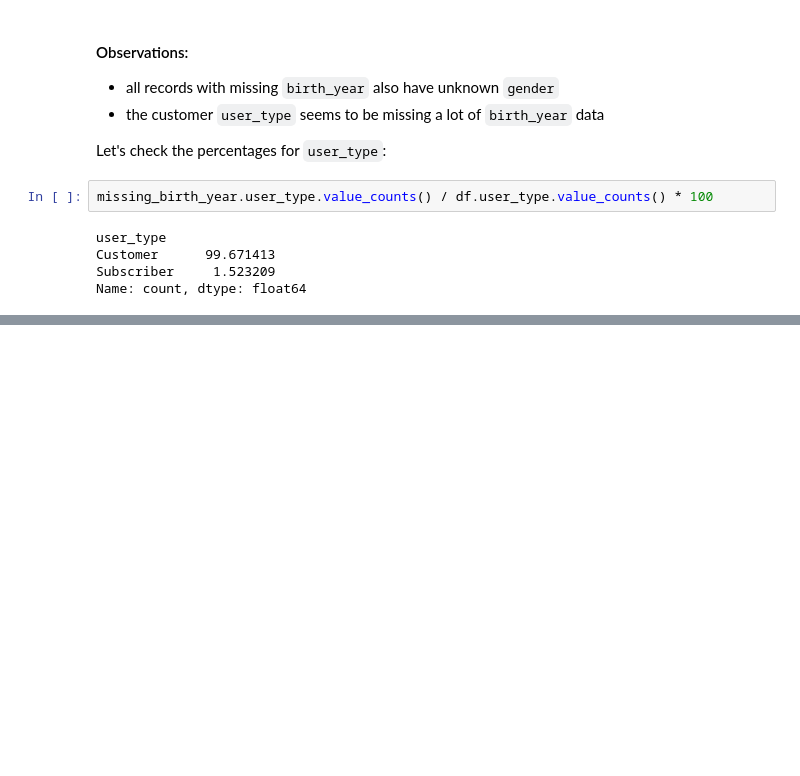
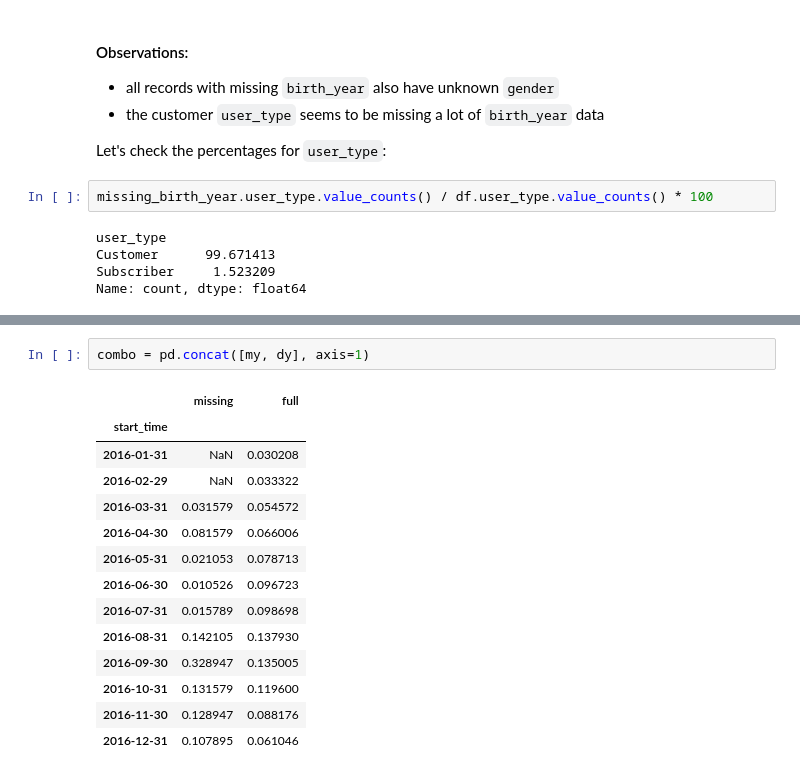
Before and after one commit to ethanenkhtur/bike_rental_data_management, a Jupyter notebook: project.ipynb, the cells around one changed output, grey strips where cells are left out. Cells and saved outputs as stored; diff of their text form; blank space fills up the shorter version.

```diff
--- a/project.ipynb
+++ b/project.ipynb
@@ -195,0 +224,17 @@ We won't delete records that are missing `birth_year`, since that would remove a
+# %%
+combo = pd.concat([my, dy], axis=1)
+# %% [output]
+|  | missing | full |
+| start_time |  |  |
+| 2016-01-31 | NaN | 0.030208 |
+| 2016-02-29 | NaN | 0.033322 |
+| 2016-03-31 | 0.031579 | 0.054572 |
+| 2016-04-30 | 0.081579 | 0.066006 |
+| 2016-05-31 | 0.021053 | 0.078713 |
+| 2016-06-30 | 0.010526 | 0.096723 |
+| 2016-07-31 | 0.015789 | 0.098698 |
+| 2016-08-31 | 0.142105 | 0.137930 |
+| 2016-09-30 | 0.328947 | 0.135005 |
+| 2016-10-31 | 0.131579 | 0.119600 |
+| 2016-11-30 | 0.128947 | 0.088176 |
+| 2016-12-31 | 0.107895 | 0.061046 |
```
Also changed, not shown: parts of 12 cells of this notebook.
